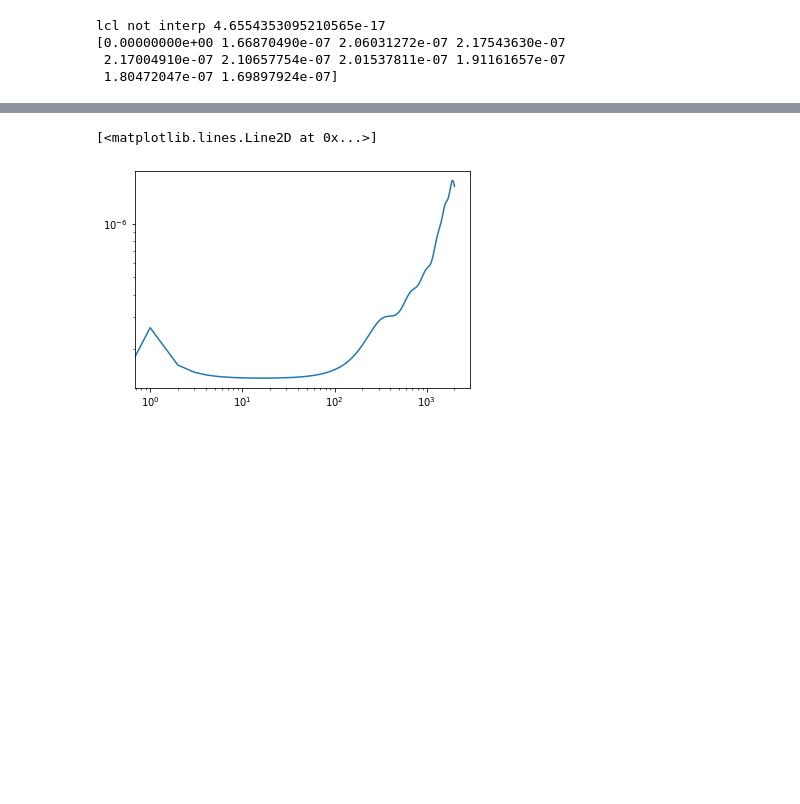
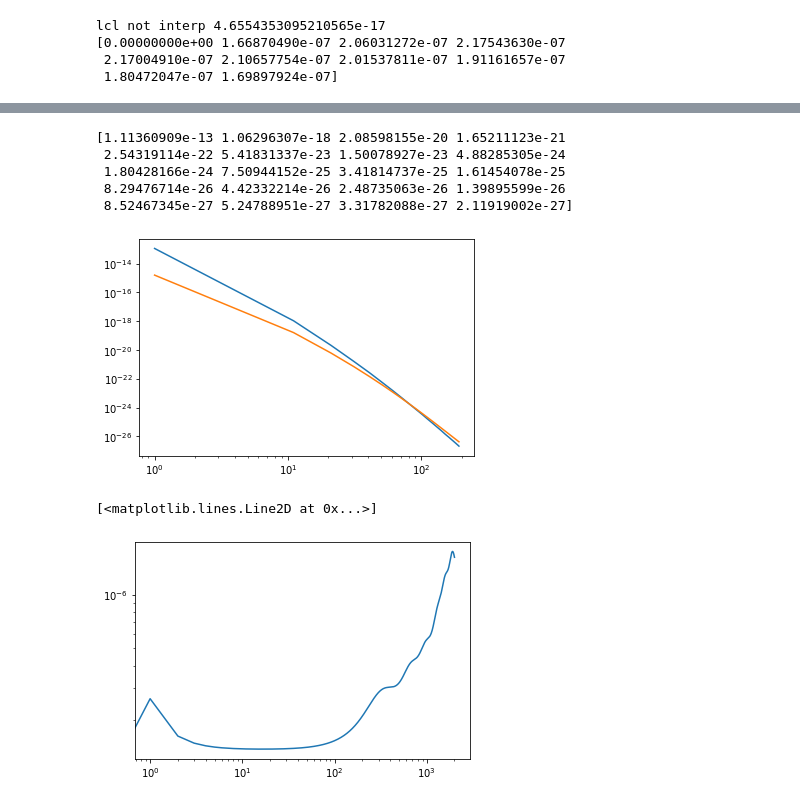
Before and after one commit to aleksandrbowkis/bispec_opt_est, a Jupyter notebook: N2_numerical/N2_tests.ipynb, the cells around one changed output, grey strips where cells are left out. Cells and saved outputs as stored; diff of their text form; code cells hidden in the pictures; blank space fills up the shorter version.

Commit message:
testing vegas int

```diff
--- a/N2_numerical/N2_tests.ipynb
+++ b/N2_numerical/N2_tests.ipynb
@@ -42,3 +43,17 @@ plt.xlim(1,200)
+# %%
+input_dir = "vegas_results"
+L = np.load(os.path.join(input_dir, "L.npy"))
+vegas_lowL = np.load(os.path.join(input_dir, "VEGAS_lowL.npy"))
+plt.loglog(L, vegas_lowL)
+plt.loglog(LensingL, testquad)
+print(vegas_lowL)
+# %% [output]
+[1.11360909e-13 1.06296307e-18 2.08598155e-20 1.65211123e-21
+ 2.54319114e-22 5.41831337e-23 1.50078927e-23 4.88285305e-24
+ 1.80428166e-24 7.50944152e-25 3.41814737e-25 1.61454078e-25
+ 8.29476714e-26 4.42332214e-26 2.48735063e-26 1.39895599e-26
+ 8.52467345e-27 5.24788951e-27 3.31782088e-27 2.11919002e-27]
+[figure, added]
 # %%
 L_norm, norm_phi = np.loadtxt('norm_phi.txt')
 Lfac_norm = (L_norm*(L_norm+1.))**2/(2*np.pi)
```
Also changed, not shown: parts of 3 cells of this notebook, 4 other files.
